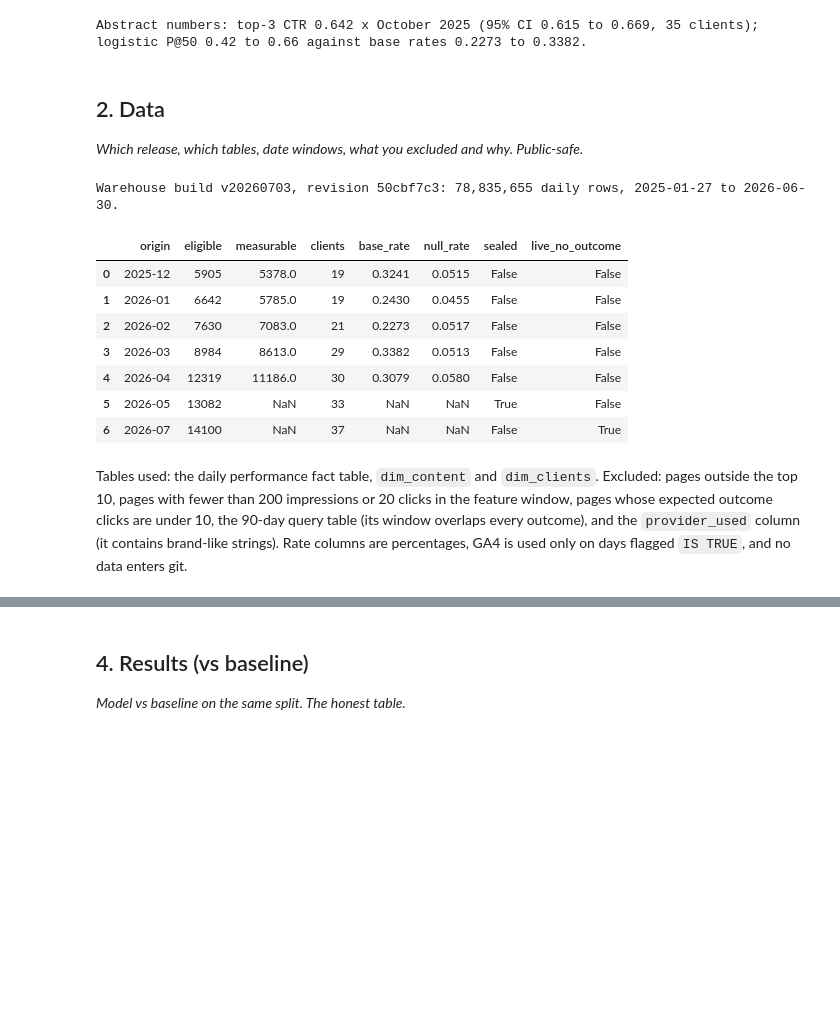
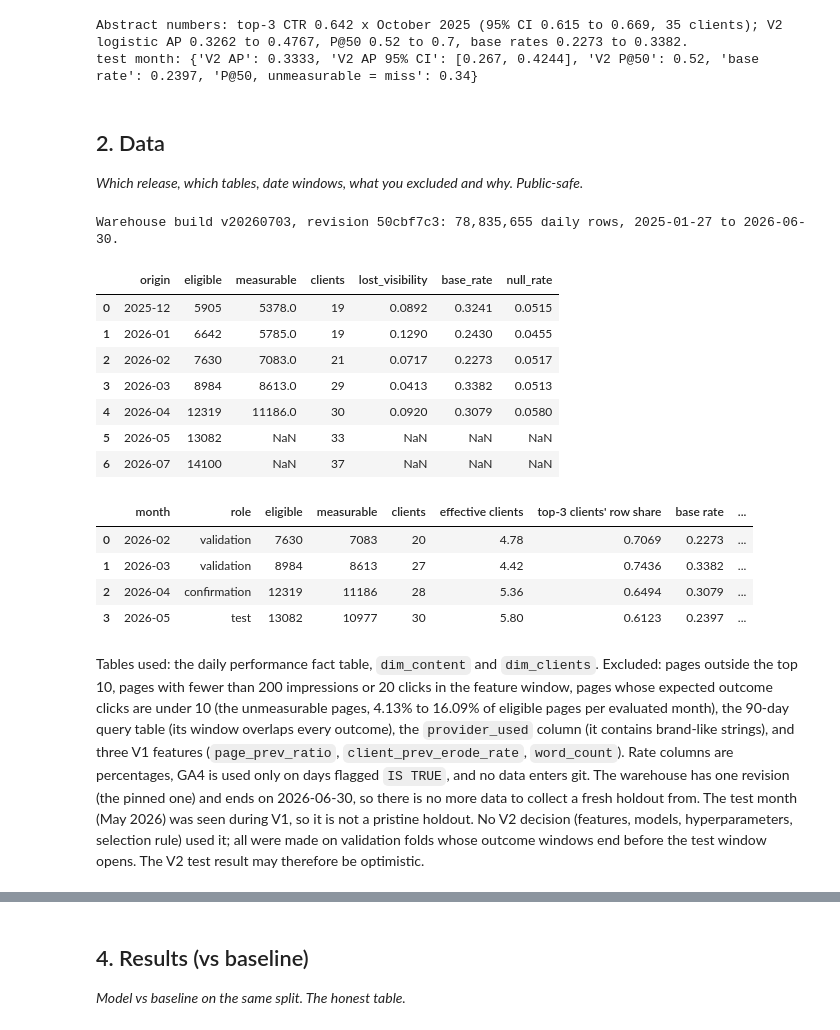
Before and after one commit to Tessa-Saumu/FlyRank-ML-Internship, a Jupyter notebook: work/notebooks/capstone.ipynb, the cells around one changed output, grey strips where cells are left out. Drawn from its saved outputs; the diff is of its cells as text; code cells hidden in the pictures; blank space fills up the shorter version.

Commit message:
Rebuild the notebooks, paper and report around the V2 pipeline
Co-Authored-By: Claude Sonnet 5.5 <noreply@anthropic.com>

```diff
--- a/work/notebooks/capstone.ipynb
+++ b/work/notebooks/capstone.ipynb
@@ -25,3 +25,26 @@ import pandas as pd
 from IPython.display import Image, display
 receipt = lambda name: json.load(open(os.path.join(OUT, name)))
 pd.set_option("display.width", 170)
+
+# V2 receipts (aggregates only) and the helpers every notebook shares.
+v2 = lambda n: receipt(f"v2_{n}.json")
+BASE = ["rule_position_slipping", "mean_reversion_ctr_excess", "client_shock", "persistence_prev_ratio"]
+BASE_LABEL = {"rule_position_slipping": "editor's rule", "mean_reversion_ctr_excess": "CTR above peers",
+              "client_shock": "client shock", "persistence_prev_ratio": "persistence"}
+def v2_months():
+    """(month, role, evaluation block) for the four evaluated months. The logistic champion is in every block."""
+    vf, cf, ts = v2("validation_folds"), v2("confirmation_apr"), v2("test")
+    return [("2026-02", "validation", vf["folds"]["validation_1"]), ("2026-03", "validation", vf["folds"]["validation_2"]),
+            ("2026-04", "confirmation", cf["evaluation"]), ("2026-05", "test", ts["evaluation"])]
+def champ(ev):
+    return ev["models"].get("LOGISTIC") or ev["models"]["SELECTED:LOGISTIC"]
+def fold_table():
+    """One row per evaluated month: the champion against the four frozen baselines, same rows, same metric."""
+    rows = []
+    for m, role, ev in v2_months():
+        lg, best = champ(ev), ev["best_baseline_by_ap"]
+        rows.append({"month": m, "role": role, "base rate": ev["base_rate"], "rule P@50": ev["models"][BASE[0]]["p@50"],
+                     "best baseline (by AP)": BASE_LABEL[best], "best baseline AP": ev["models"][best]["ap"],
+                     "V2 AP": lg["ap"], "V2 AP 95% CI": lg["ap_ci"], "V2 P@50": lg["p@50"], "V2 P@50 95% CI": lg["p@50_ci"],
+                     "P@50, unmeasurable = miss": lg["p@50_unmeasurable_as_miss"]})
+    return pd.DataFrame(rows)
@@ -47,11 +72,13 @@ this month.
 # %%
-fe, allo = receipt("panel_fe.json"), {**receipt("erosion_model_metrics.json")["origins"], **receipt("erosion_model_metrics_sealed.json")["origins"]}
+fe = receipt("panel_fe.json")
 r = next(e for e in fe["pos_1_3"]["effects"] if e["month"] == "2026-04")
-p = [v["metrics"]["logreg"]["p@50"] for v in allo.values()]; b = [v["base_rate"] for v in allo.values()]
+t = fold_table().set_index("month")
 print(f"Abstract numbers: top-3 CTR {r['ctr_multiplier']} x October 2025 (95% CI {r['ci95'][0]} to {r['ci95'][1]}, {fe['pos_1_3']['clients']} clients); "
-      f"logistic P@50 {min(p)} to {max(p)} against base rates {min(b)} to {max(b)}.")
+      f"V2 logistic AP {t['V2 AP'].min()} to {t['V2 AP'].max()}, P@50 {t['V2 P@50'].min()} to {t['V2 P@50'].max()}, base rates {t['base rate'].min()} to {t['base rate'].max()}.")
+print("test month:", t.loc["2026-05", ["V2 AP", "V2 AP 95% CI", "V2 P@50", "base rate", "P@50, unmeasurable = miss"]].to_dict())
 # %% [output]
-Abstract numbers: top-3 CTR 0.642 x October 2025 (95% CI 0.615 to 0.669, 35 clients); logistic P@50 0.42 to 0.66 against base rates 0.2273 to 0.3382.
+Abstract numbers: top-3 CTR 0.642 x October 2025 (95% CI 0.615 to 0.669, 35 clients); V2 logistic AP 0.3262 to 0.4767, P@50 0.52 to 0.7, base rates 0.2273 to 0.3382.
+test month: {'V2 AP': 0.3333, 'V2 AP 95% CI': [0.267, 0.4244], 'V2 P@50': 0.52, 'base rate': 0.2397, 'P@50, unmeasurable = miss': 0.34}
 # %% [markdown]
 ## 2. Data
 
@@ -59,22 +86,30 @@ Abstract numbers: top-3 CTR 0.642 x October 2025 (95% CI 0.615 to 0.669, 35 clie
 # %%
 mon, summ = receipt("eda_ai_monthly.json"), receipt("erosion_frame_summary.json")
 print(f"Warehouse build v20260703, revision {summ['warehouse_revision'][:8]}: {mon['daily_rows']:,} daily rows, {mon['first_date']} to {mon['last_date']}.")
-display(pd.DataFrame(summ["origins"])[["origin", "eligible", "measurable", "clients", "base_rate", "null_rate", "sealed", "live_no_outcome"]])
+display(pd.DataFrame(summ["origins"])[["origin", "eligible", "measurable", "clients", "lost_visibility", "base_rate", "null_rate"]])
+display(pd.DataFrame([{"month": m, "role": r, "eligible": ev["n_eligible"], "measurable": ev["n_measurable"], "clients": ev["n_clients"], "effective clients": ev["effective_clients"],
+                       "top-3 clients' row share": ev["top3_client_row_share"], "base rate": ev["base_rate"], "noise-only rate": ev["noise_only_rate"]} for m, r, ev in v2_months()]))
 # %% [output]
 Warehouse build v20260703, revision 50cbf7c3: 78,835,655 daily rows, 2025-01-27 to 2026-06-30.
-|  | origin | eligible | measurable | clients | base_rate | null_rate | sealed | live_no_outcome |
-| 0 | 2025-12 | 5905 | 5378.0 | 19 | 0.3241 | 0.0515 | False | False |
-| 1 | 2026-01 | 6642 | 5785.0 | 19 | 0.2430 | 0.0455 | False | False |
-| 2 | 2026-02 | 7630 | 7083.0 | 21 | 0.2273 | 0.0517 | False | False |
-| 3 | 2026-03 | 8984 | 8613.0 | 29 | 0.3382 | 0.0513 | False | False |
-| 4 | 2026-04 | 12319 | 11186.0 | 30 | 0.3079 | 0.0580 | False | False |
-| 5 | 2026-05 | 13082 | NaN | 33 | NaN | NaN | True | False |
-| 6 | 2026-07 | 14100 | NaN | 37 | NaN | NaN | False | True |
+|  | origin | eligible | measurable | clients | lost_visibility | base_rate | null_rate |
+| 0 | 2025-12 | 5905 | 5378.0 | 19 | 0.0892 | 0.3241 | 0.0515 |
+| 1 | 2026-01 | 6642 | 5785.0 | 19 | 0.1290 | 0.2430 | 0.0455 |
+| 2 | 2026-02 | 7630 | 7083.0 | 21 | 0.0717 | 0.2273 | 0.0517 |
+| 3 | 2026-03 | 8984 | 8613.0 | 29 | 0.0413 | 0.3382 | 0.0513 |
+| 4 | 2026-04 | 12319 | 11186.0 | 30 | 0.0920 | 0.3079 | 0.0580 |
+| 5 | 2026-05 | 13082 | NaN | 33 | NaN | NaN | NaN |
+| 6 | 2026-07 | 14100 | NaN | 37 | NaN | NaN | NaN |
+|  | month | role | eligible | measurable | clients | effective clients | top-3 clients' row share | base rate | ... |
+| 0 | 2026-02 | validation | 7630 | 7083 | 20 | 4.78 | 0.7069 | 0.2273 | ... |
+| 1 | 2026-03 | validation | 8984 | 8613 | 27 | 4.42 | 0.7436 | 0.3382 | ... |
+| 2 | 2026-04 | confirmation | 12319 | 11186 | 28 | 5.36 | 0.6494 | 0.3079 | ... |
+| 3 | 2026-05 | test | 13082 | 10977 | 30 | 5.80 | 0.6123 | 0.2397 | ... |
 # %% [markdown]
 Tables used: the daily performance fact table, `dim_content` and `dim_clients`. Excluded: pages outside the top 10, pages
-with fewer than 200 impressions or 20 clicks in the feature window, pages whose expected outcome clicks are under 10,
-the 90-day query table (its window overlaps every outcome), and the `provider_used` column (it contains brand-like
-strings). Rate columns are percentages, GA4 is used only on days flagged `IS TRUE`, and no data enters git.
+with fewer than 200 impressions or 20 clicks in the feature window, pages whose expected outcome clicks are under 10
+(the unmeasurable pages, 4.13% to 16.09% of eligible pages per evaluated month), the 90-day query table (its window overlaps every outcome), the `provider_used` column (it contains brand-like
+strings), and three V1 features (`page_prev_ratio`, `client_prev_erode_rate`, `word_count`). Rate columns are percentages, GA4 is used only on days flagged `IS TRUE`, and no data enters git.
+The warehouse has one revision (the pinned one) and ends on 2026-06-30, so there is no more data to collect a fresh holdout from. The test month (May 2026) was seen during V1, so it is not a pristine holdout. No V2 decision (features, models, hyperparameters, selection rule) used it; all were made on validation folds whose outcome windows end before the test window opens. The V2 test result may therefore be optimistic.
 # %% [markdown]
 ## 3. Methodology
 
```
Also changed, not shown: parts of 19 cells of this notebook, 25 other files.
